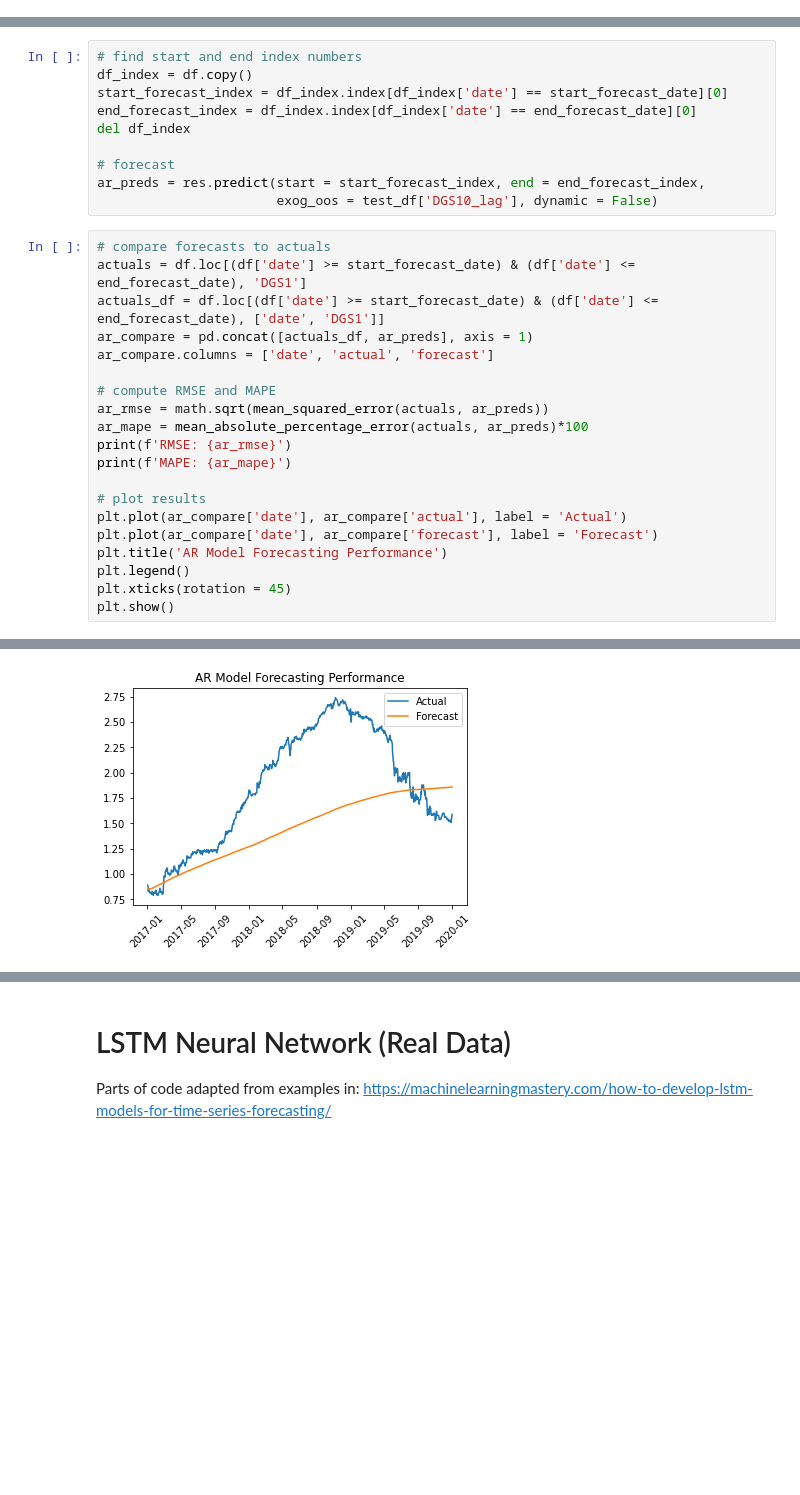
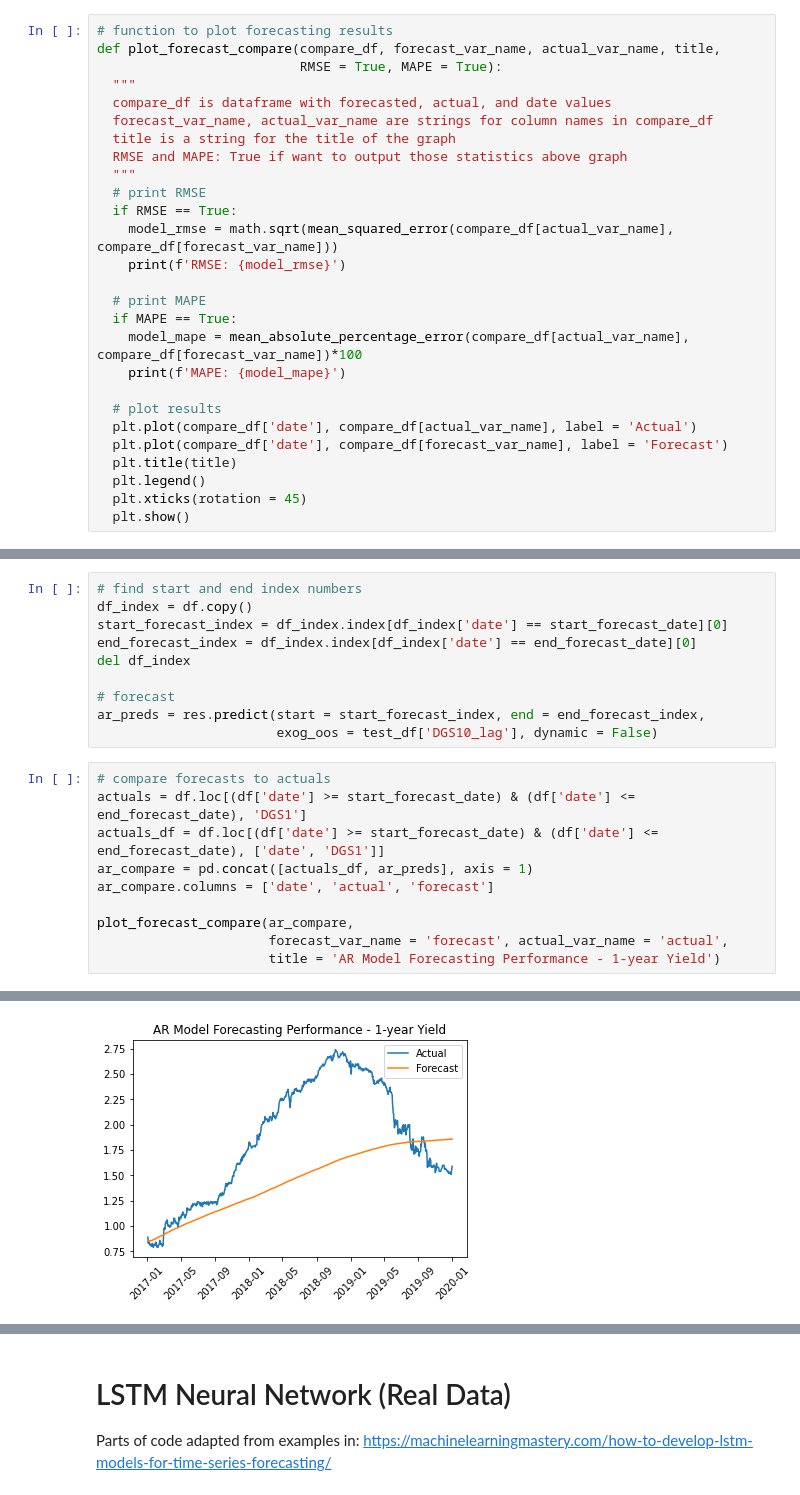
Before and after one commit to sdannels/synthetic_time_series_forecasting, a Jupyter notebook: synthetic_forecasts.ipynb, the cells around one changed output, grey strips where cells are left out. Cells and saved outputs as stored; diff of their text form; blank space fills up the shorter version.

```diff
--- a/synthetic_forecasts.ipynb
+++ b/synthetic_forecasts.ipynb
@@ -29,4 +31,31 @@ df = df.reset_index()
 df['DGS10_lag'] = df['DGS10'].shift(1)
+# %%
+# function to plot forecasting results
+def plot_forecast_compare(compare_df, forecast_var_name, actual_var_name, title,
+                          RMSE = True, MAPE = True):
+  """
+  compare_df is dataframe with forecasted, actual, and date values
+  forecast_var_name, actual_var_name are strings for column names in compare_df
+  title is a string for the title of the graph
+  RMSE and MAPE: True if want to output those statistics above graph
+  """
+  # print RMSE
+  if RMSE == True:
+    model_rmse = math.sqrt(mean_squared_error(compare_df[actual_var_name], compare_df[forecast_var_name]))
+    print(f'RMSE: {model_rmse}')
+
+  # print MAPE
+  if MAPE == True:
+    model_mape = mean_absolute_percentage_error(compare_df[actual_var_name], compare_df[forecast_var_name])*100
+    print(f'MAPE: {model_mape}')
+
+  # plot results
+  plt.plot(compare_df['date'], compare_df[actual_var_name], label = 'Actual')
+  plt.plot(compare_df['date'], compare_df[forecast_var_name], label = 'Forecast')
+  plt.title(title)
+  plt.legend()
+  plt.xticks(rotation = 45)
+  plt.show()
 # %% [markdown]
 # Autoregressive Model
 # %%
@@ -84,17 +115,7 @@ actuals_df = df.loc[(df['date'] >= start_forecast_date) & (df['date'] <= end_for
 ar_compare = pd.concat([actuals_df, ar_preds], axis = 1)
 ar_compare.columns = ['date', 'actual', 'forecast']
 
-# compute RMSE and MAPE
-ar_rmse = math.sqrt(mean_squared_error(actuals, ar_preds))
-ar_mape = mean_absolute_percentage_error(actuals, ar_preds)*100
-print(f'RMSE: {ar_rmse}')
-print(f'MAPE: {ar_mape}')
-
-# plot results
-plt.plot(ar_compare['date'], ar_compare['actual'], label = 'Actual')
-plt.plot(ar_compare['date'], ar_compare['forecast'], label = 'Forecast')
-plt.title('AR Model Forecasting Performance')
-plt.legend()
-plt.xticks(rotation = 45)
-plt.show()
+plot_forecast_compare(ar_compare,
+                      forecast_var_name = 'forecast', actual_var_name = 'actual',
+                      title = 'AR Model Forecasting Performance - 1-year Yield')
 # %% [output]
@@ -103 +124 @@ MAPE: 21.987263125616693
-[figure, old version]
+[figure, new version]
```
Also changed, not shown: parts of 15 cells of this notebook.
